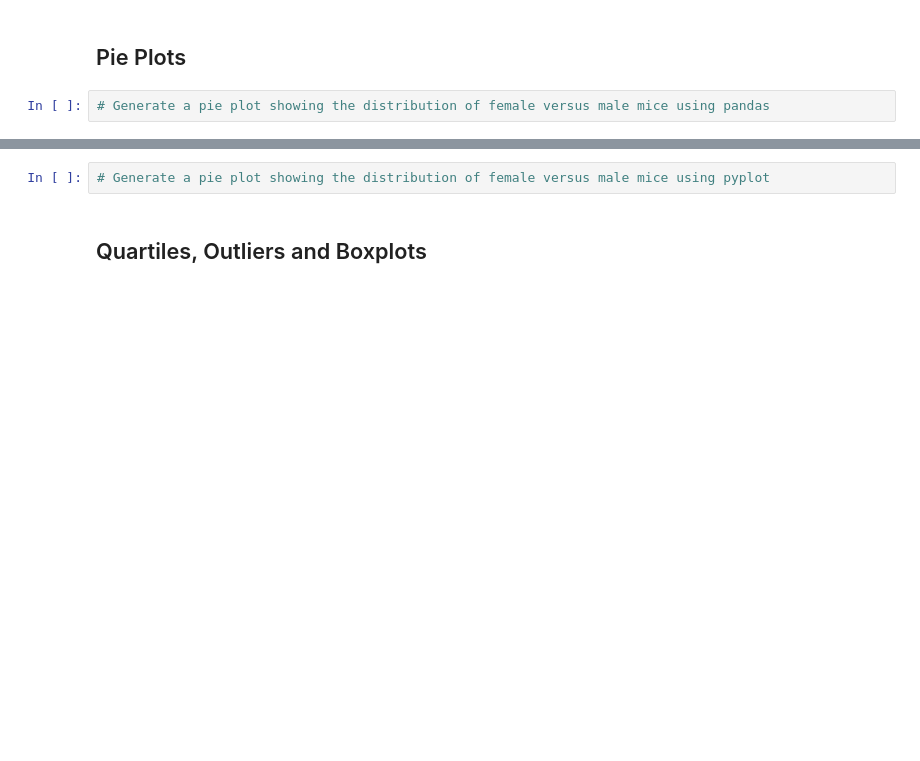
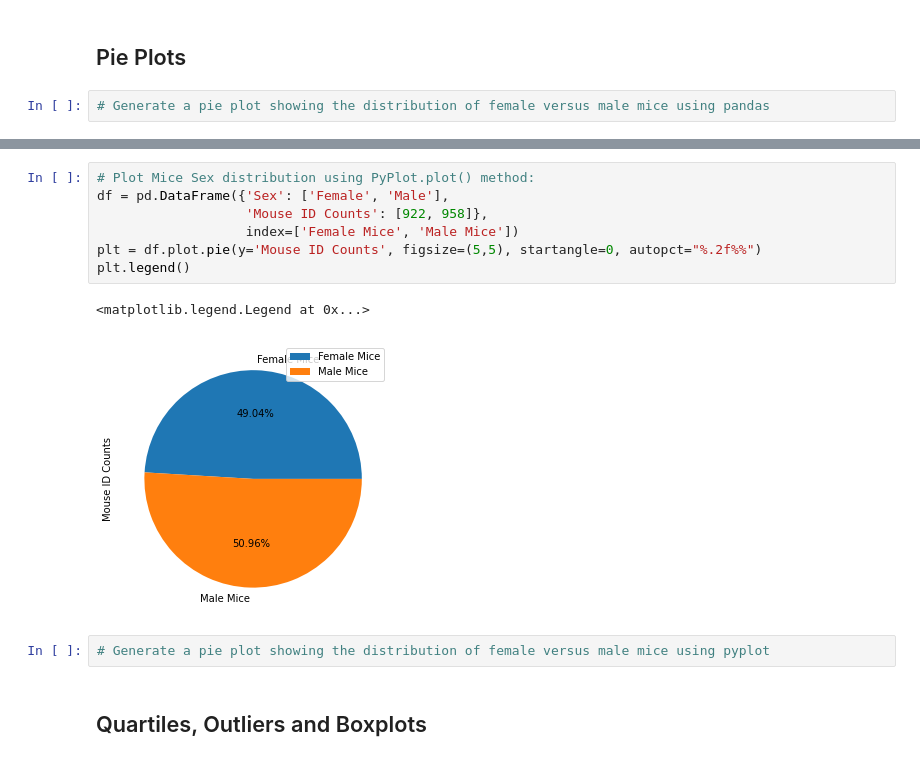
Before and after one commit to IrinaUX/MatPlotLib_hw, a Jupyter notebook: pymaceuticals_starter-Copy4b.ipynb, the cells around one changed output, grey strips where cells are left out. Drawn from its saved outputs; the diff is of its cells as text; blank space fills up the shorter version.

```diff
--- a/pymaceuticals_starter-Copy4b.ipynb
+++ b/pymaceuticals_starter-Copy4b.ipynb
@@ -362,3 +382,13 @@ plt.show()
+# %%
+# Plot Mice Sex distribution using PyPlot.plot() method:
+df = pd.DataFrame({'Sex': ['Female', 'Male'],
+                   'Mouse ID Counts': [922, 958]},
+                   index=['Female Mice', 'Male Mice'])
+plt = df.plot.pie(y='Mouse ID Counts', figsize=(5,5), startangle=0, autopct="%.2f%%")
+plt.legend()
+# %% [output]
+<matplotlib.legend.Legend at 0x...>
+[figure, added]
 # %%
 # Generate a pie plot showing the distribution of female versus male mice using pyplot
 # %% [markdown]
```
Also changed, not shown: parts of 7 cells of this notebook, 1 other file.
